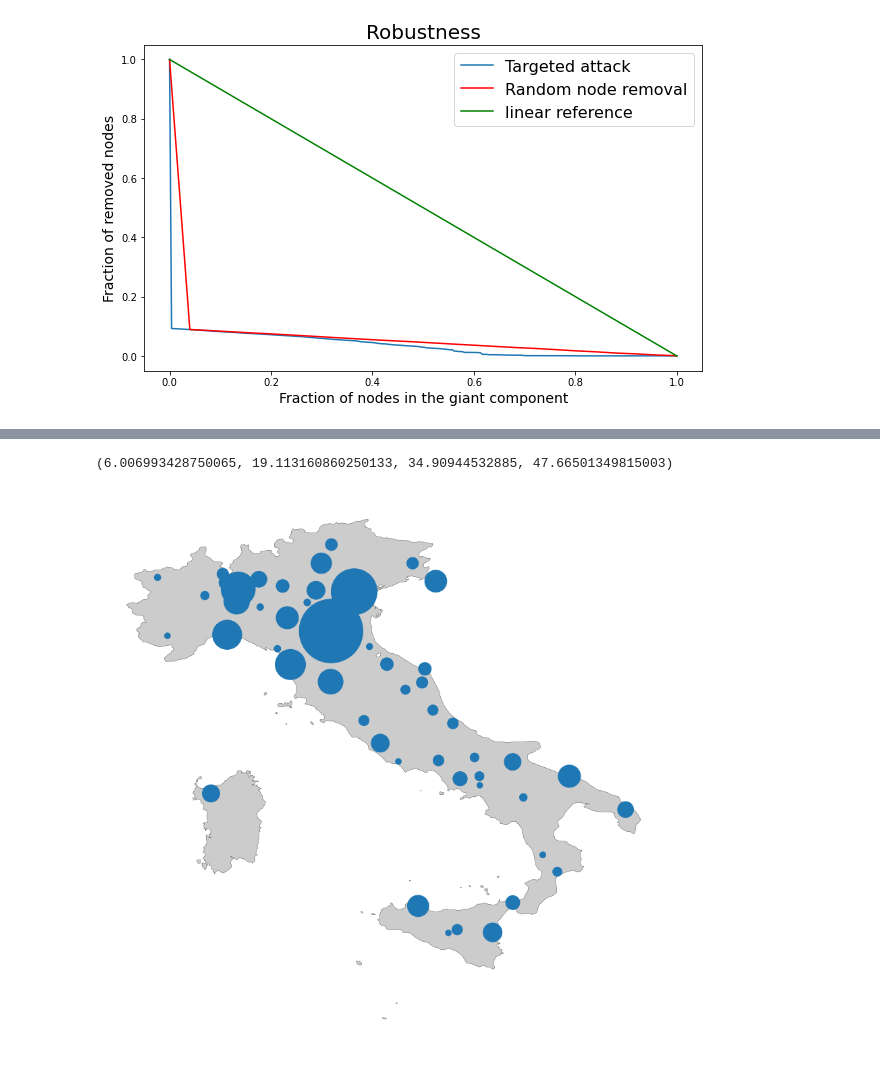
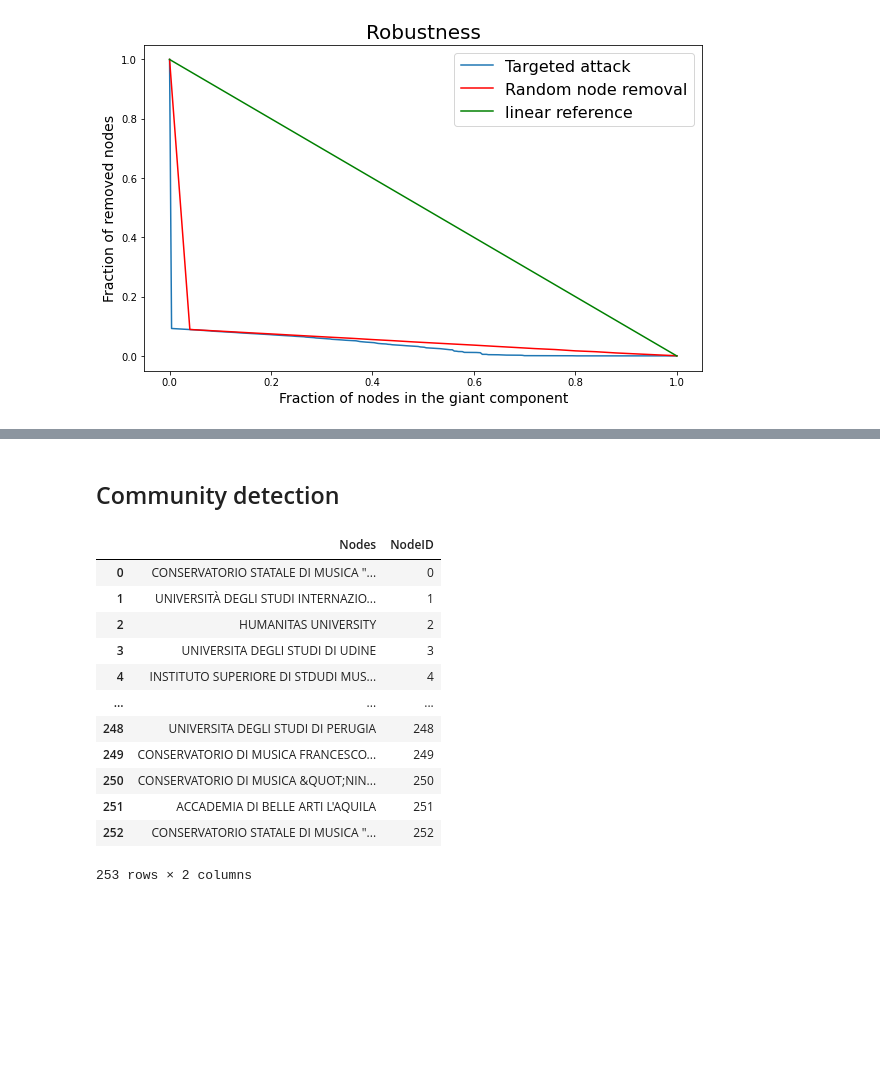
Before and after one commit to FilippoBragato/ErasmusMobilityStudy, a Jupyter notebook: ErasmusForStudy_Network14-19.ipynb, the cells around one changed output, grey strips where cells are left out. Drawn from its saved outputs; the diff is of its cells as text; code cells hidden in the pictures; blank space fills up the shorter version.

```diff
--- a/ErasmusForStudy_Network14-19.ipynb
+++ b/ErasmusForStudy_Network14-19.ipynb
@@ -553,16 +469,18 @@ scores_cities
-# %%
-colors = ['red', 'blue', 'green', 'orange', 'purple', 'grey', 'gold', 'aqua', 'fuchsia', 'pink', 'yellow', 'salmon',
-          'khaki', 'brown', 'lime', 'skyblue', 'peachpuff', 'ivory', 'powderblue', 'rosybrown', 'royalblue',
-          'saddlebrown', 'salmon', 'sandybrown', 'seagreen', 'seashell', 'sienna', 'silver', 'skyblue', 'slateblue',
-          'slategray', 'snow', 'springgreen', 'steelblue', 'tan', 'teal', 'thistle', 'tomato', 'turquoise', 'violet',
-          'wheat', 'white', 'whitesmoke', 'yellow', 'yellowgreen', 'lightgreen', 'lightgray', 'lightpink', 'lightsalmon',
-          'lightseagreen', 'lightskyblue', 'lightslategray']
-
-fig, ax = plt.subplots(figsize=(20,15))
-
-geo_df.plot(ax=ax, edgecolor='0', linewidth=0.3, color='0.8')
-ax.scatter(x=scores_cities['lng'], y=scores_cities['lat'], s=scores_cities['PageRank autority']*10**5)
-ax.axis('off')
-# %% [output]
-(6.006993428750065, 19.113160860250133, 34.90944532885, 47.66501349815003)
-[figure, removed]
+# %% [markdown]
+## Community detection
+# %%
+nodes_df
+# %% [output]
+|  | Nodes | NodeID |
+| 0 | CONSERVATORIO STATALE DI MUSICA "... | 0 |
+| 1 | UNIVERSITÀ DEGLI STUDI INTERNAZIO... | 1 |
+| 2 | HUMANITAS UNIVERSITY | 2 |
+| 3 | UNIVERSITA DEGLI STUDI DI UDINE | 3 |
+| 4 | INSTITUTO SUPERIORE DI STDUDI MUS... | 4 |
+| ... | ... | ... |
+| 248 | UNIVERSITA DEGLI STUDI DI PERUGIA | 248 |
+| 249 | CONSERVATORIO DI MUSICA FRANCESCO... | 249 |
+| 250 | CONSERVATORIO DI MUSICA &QUOT;NIN... | 250 |
+| 251 | ACCADEMIA DI BELLE ARTI L'AQUILA | 251 |
+| 252 | CONSERVATORIO STATALE DI MUSICA "... | 252 |
+253 rows × 2 columns
```
Also changed, not shown: parts of 17 cells of this notebook.
